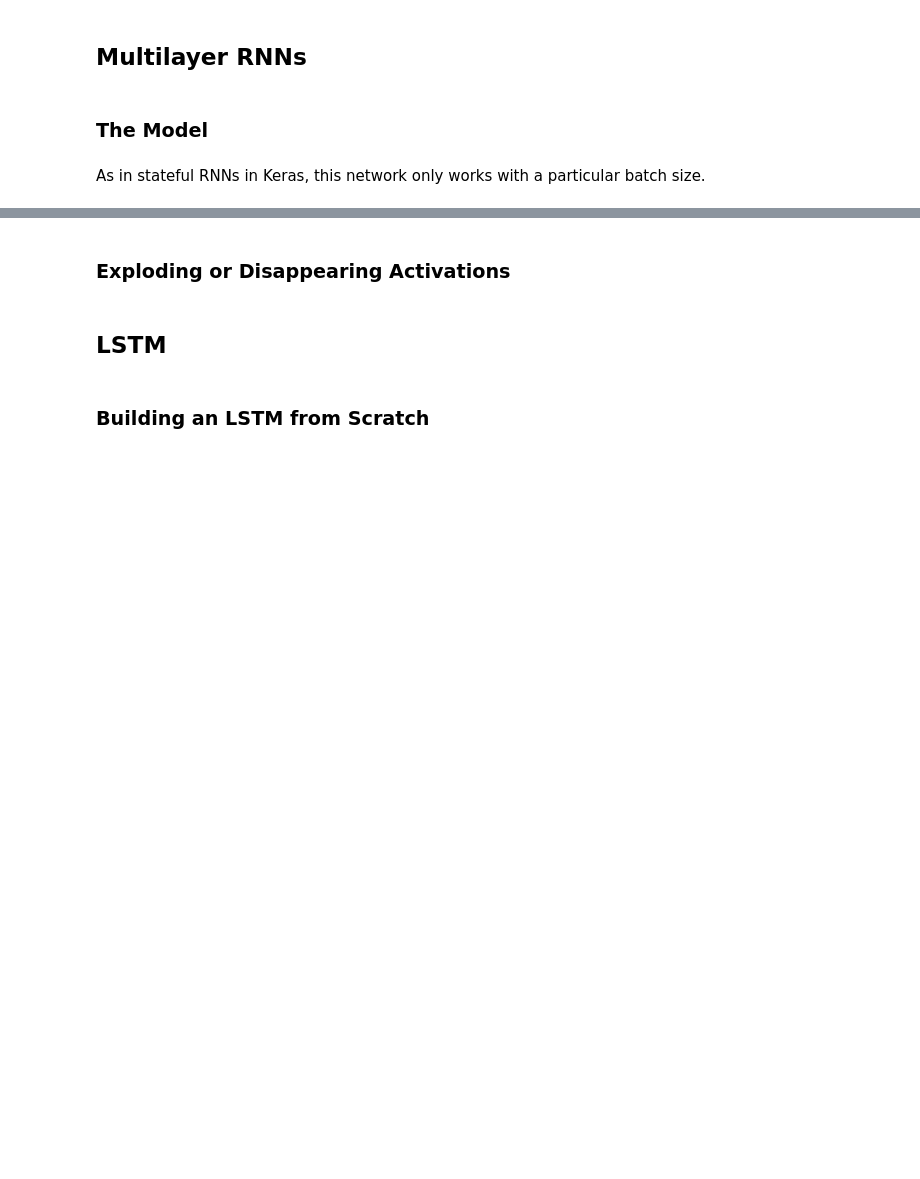
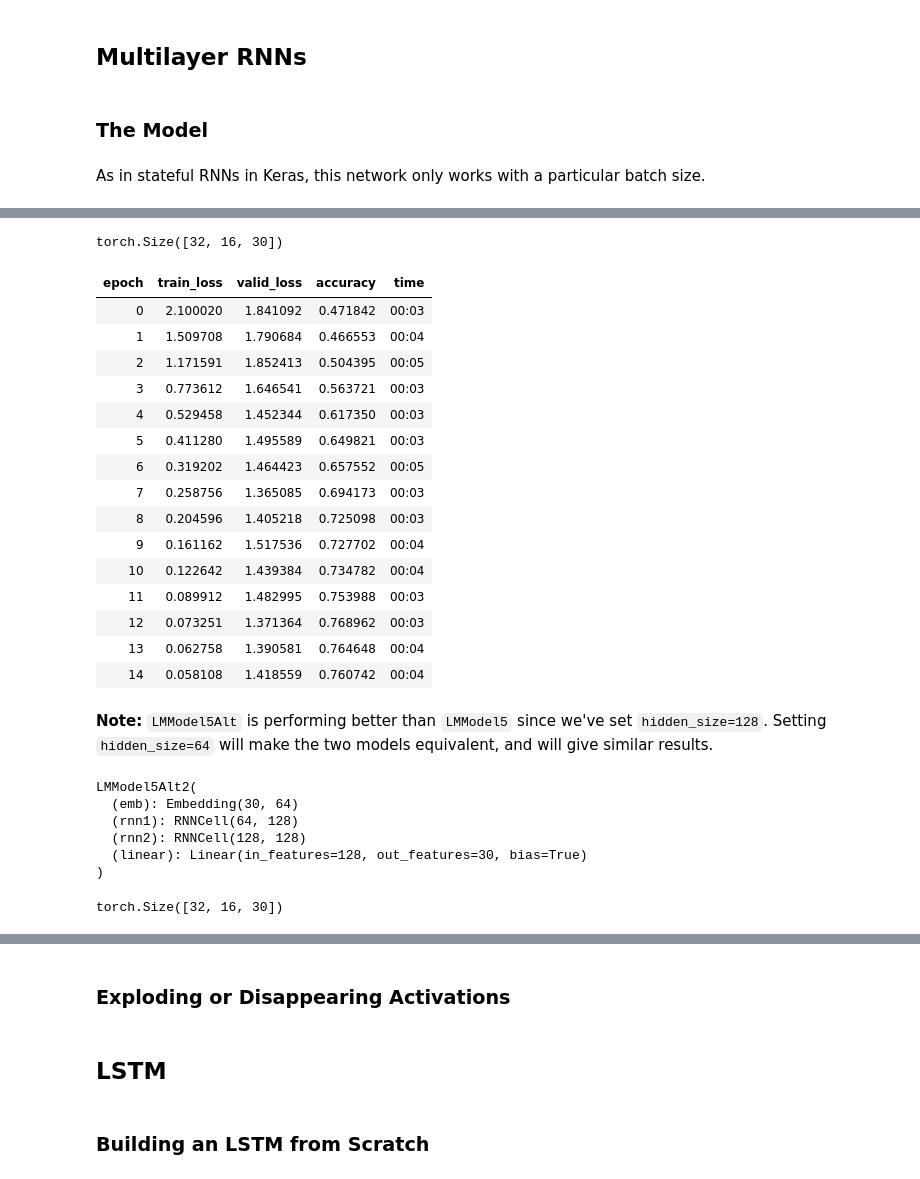
Before and after one commit to sambitmukherjee/fastbook, a Jupyter notebook: clean/12_nlp_dive.ipynb, the cells around one changed output, grey strips where cells are left out. Cells and saved outputs as stored; diff of their text form; code cells hidden in the pictures; blank space fills up the shorter version.

```diff
--- a/clean/12_nlp_dive.ipynb
+++ b/clean/12_nlp_dive.ipynb
@@ -1070,0 +1128,22 @@ learn.fit_one_cycle(15, 3e-3)
+# %%
+class LMModel5Alt(nn.Module):
+    def __init__(self, bs, vocab_size, input_emb_size, hidden_size, nonlinearity='tanh', return_sequences=False):
+        super().__init__()
+        self.emb = nn.Embedding(vocab_size, input_emb_size)
+        self.rnn1 = SimpleRNNStateful(bs, input_emb_size, hidden_size, nonlinearity=nonlinearity, return_sequences=True)
+        # Note: The first RNN layer MUST have return_sequences == True.
+        self.rnn2 = SimpleRNNStateful(bs, hidden_size, hidden_size, nonlinearity=nonlinearity, return_sequences=return_sequences)
+        self.linear = nn.Linear(hidden_size, vocab_size)
+
+    def forward(self, x): # (bs, seq_len)
+        input_emb = self.emb(x) # (bs, seq_len, input_emb_size)
+        y = self.rnn1(input_emb) # (bs, seq_len, hidden_size)
+        y = self.rnn2(y) # (bs, seq_len, hidden_size) if return_sequences == True else (bs, hidden_size)
+        return self.linear(y) # (bs, seq_len, vocab_size) if return_sequences == True else (bs, vocab_size)
+
+    def reset(self):
+        self.rnn1.reset()
+        self.rnn2.reset()
+# %%
+model_alt = LMModel5Alt(bs=bs, vocab_size=len(vocab), input_emb_size=64, hidden_size=128, nonlinearity='tanh', return_sequences=True)
+model_alt
@@ -1070,0 +1163,30 @@ learn.fit_one_cycle(15, 3e-3)
+# %%
+# Test:
+with torch.no_grad():
+    logits = model_alt(x)
+logits.shape
+# %% [output]
+torch.Size([32, 16, 30])
+# %%
+model_alt.reset()
+learn = Learner(dls, model_alt, loss_func=loss_func, metrics=accuracy, cbs=ModelResetter)
+learn.fit_one_cycle(15, 3e-3)
+# %% [output]
+| epoch | train_loss | valid_loss | accuracy | time |
+| 0 | 2.100020 | 1.841092 | 0.471842 | 00:03 |
+| 1 | 1.509708 | 1.790684 | 0.466553 | 00:04 |
+| 2 | 1.171591 | 1.852413 | 0.504395 | 00:05 |
+| 3 | 0.773612 | 1.646541 | 0.563721 | 00:03 |
+| 4 | 0.529458 | 1.452344 | 0.617350 | 00:03 |
+| 5 | 0.411280 | 1.495589 | 0.649821 | 00:03 |
+| 6 | 0.319202 | 1.464423 | 0.657552 | 00:05 |
+| 7 | 0.258756 | 1.365085 | 0.694173 | 00:03 |
+| 8 | 0.204596 | 1.405218 | 0.725098 | 00:03 |
+| 9 | 0.161162 | 1.517536 | 0.727702 | 00:04 |
+| 10 | 0.122642 | 1.439384 | 0.734782 | 00:04 |
+| 11 | 0.089912 | 1.482995 | 0.753988 | 00:03 |
+| 12 | 0.073251 | 1.371364 | 0.768962 | 00:03 |
+| 13 | 0.062758 | 1.390581 | 0.764648 | 00:04 |
+| 14 | 0.058108 | 1.418559 | 0.760742 | 00:04 |
+# %% [markdown]
+**Note:** `LMModel5Alt` is performing better than `LMModel5` since we've set `hidden_size=128`. Setting `hidden_size=64` will make the two models equivalent, and will give similar results.
@@ -1070,0 +1234,17 @@ learn.fit_one_cycle(15, 3e-3)
+# %%
+model_alt2 = LMModel5Alt2(bs=bs, vocab_size=len(vocab), input_emb_size=64, hidden_size=128, nonlinearity='tanh', return_sequences=True)
+model_alt2
+# %% [output]
+LMModel5Alt2(
+  (emb): Embedding(30, 64)
+  (rnn1): RNNCell(64, 128)
+  (rnn2): RNNCell(128, 128)
+  (linear): Linear(in_features=128, out_features=30, bias=True)
+)
+# %%
+# Test:
+with torch.no_grad():
+    logits = model_alt2(x)
+logits.shape
+# %% [output]
+torch.Size([32, 16, 30])
```
Also changed, not shown: parts of 22 cells of this notebook.
